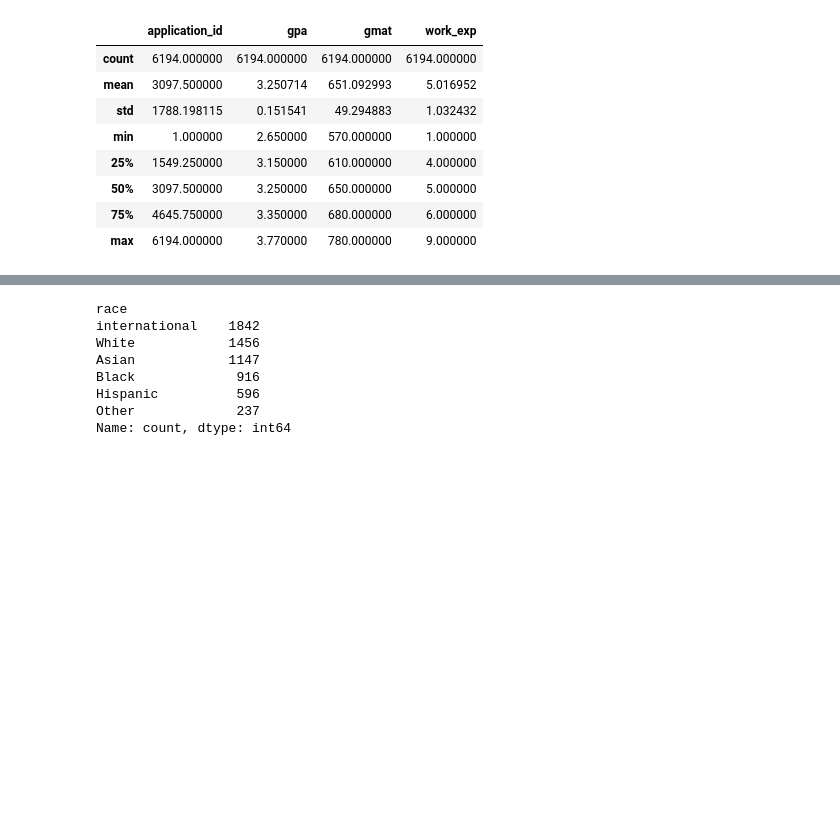
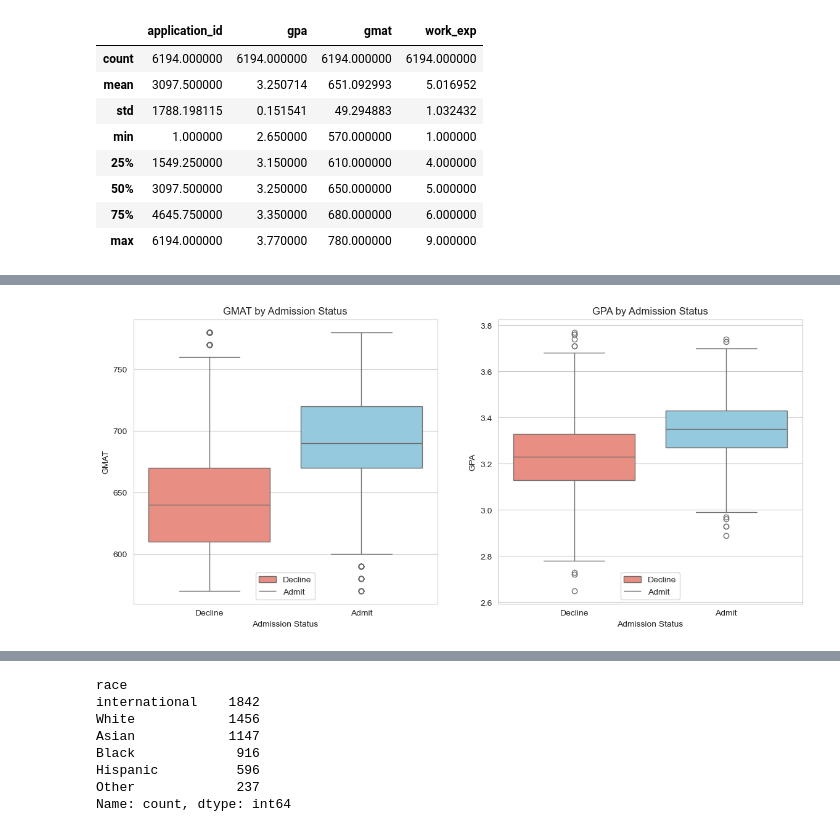
Before and after one commit to encore-ai-240909/eda_workspace, a Jupyter notebook: int/mba_admission_predict/merge.ipynb, the cells around one changed output, grey strips where cells are left out. Drawn from its saved outputs; the diff is of its cells as text; code cells hidden in the pictures; blank space fills up the shorter version.

```diff
--- a/int/mba_admission_predict/merge.ipynb
+++ b/int/mba_admission_predict/merge.ipynb
@@ -71,0 +108,25 @@ For example, when doing 'df[col].method(value, inplace=True)', try using 'df.met
+# %%
+plt.figure(figsize=(14, 6), facecolor='white')
+
+palette = {1: 'skyblue', 0: 'salmon'}  # '1': 합격, '0':불합격
+
+# gmat에 따른 합격 여부
+plt.subplot(1, 2, 1)
+sns.boxplot(x='admission', y='gmat', data=df, hue='admission', palette=palette, dodge=False)
+plt.title('GMAT by Admission Status')
+plt.xlabel('Admission Status')
+plt.ylabel('GMAT')
+plt.legend(loc='lower center',labels=['Decline', 'Admit'])
+plt.xticks(ticks=[0, 1], labels=['Decline', 'Admit'])
+plt.savefig('GMAT_boxplot',dpi=800)
+# gpa에 따른 합격 여부
+plt.subplot(1, 2, 2)
+sns.boxplot(x='admission', y='gpa', data=df, hue='admission', palette=palette, dodge=False, whis = 1.8)
+plt.title('GPA by Admission Status')
+plt.xlabel('Admission Status')
+plt.ylabel('GPA')
+plt.xticks(ticks=[0, 1], labels=['Decline', 'Admit'])
+plt.legend(loc='lower center',labels=['Decline', 'Admit'])
+plt.savefig('Boxplot_GAMT & GPA',dpi=800)
+# %% [output]
+[figure, added]
```
Also changed, not shown: parts of 5 cells of this notebook.
